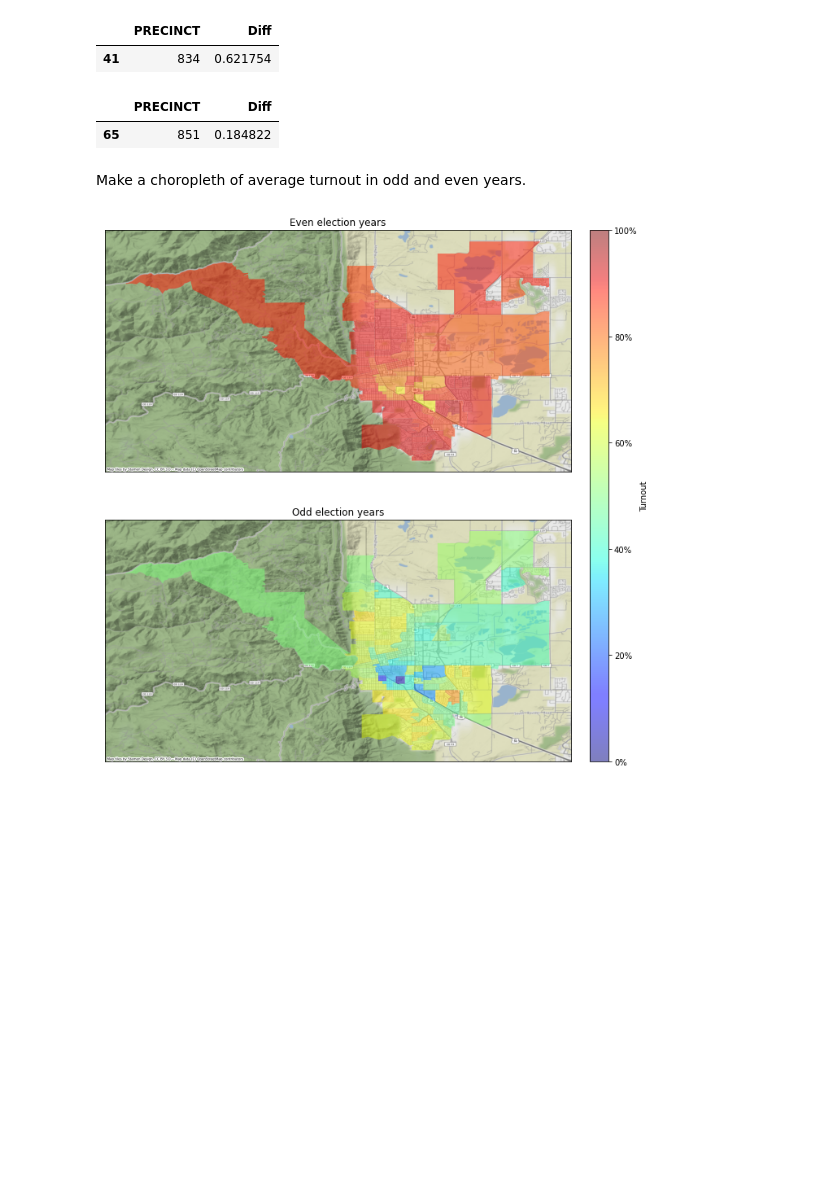
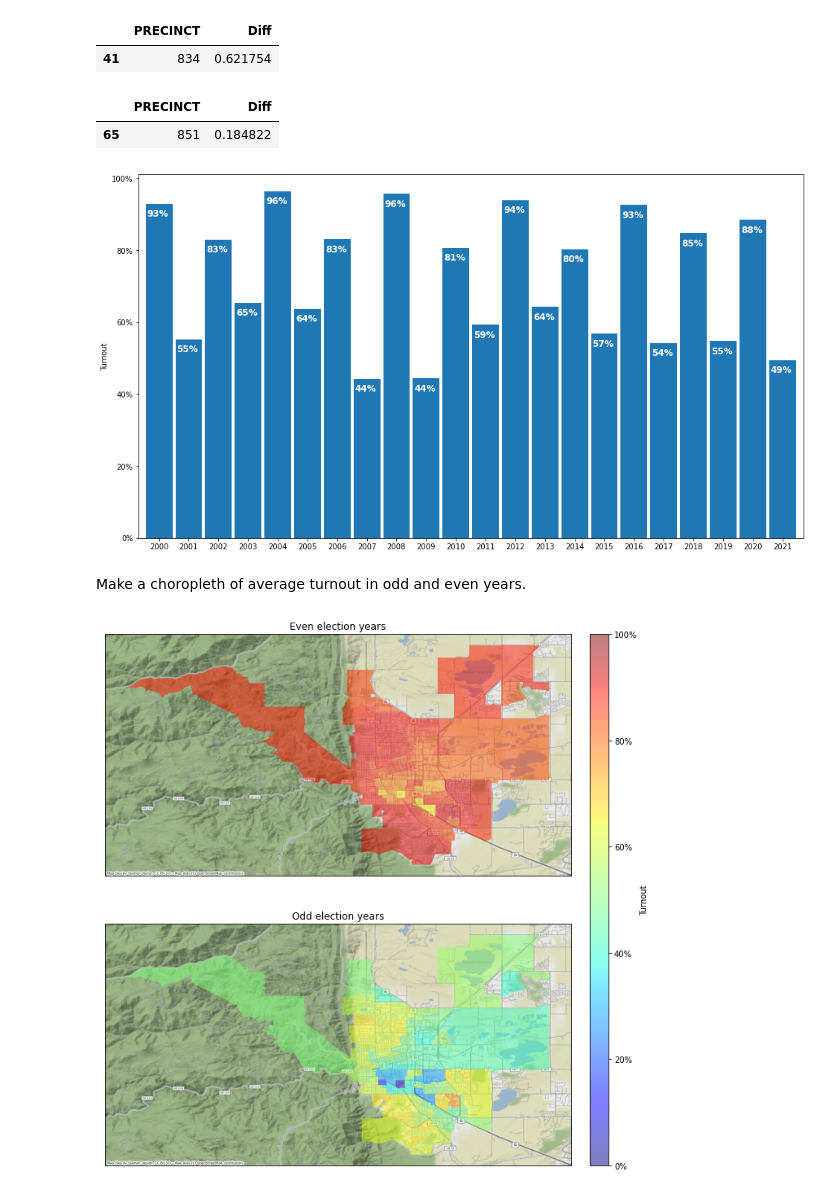
Before and after one commit to brianckeegan/boulderpolitics, a Jupyter notebook: Part 02 - Off-year elections/Analysis.ipynb, the cells around one changed output. Saved outputs shown, nothing was run; the diff lists cells and outputs as text; code cells hidden in the pictures; blank space fills up the shorter version.

Commit message:
Add turnout over time

```diff
--- a/Part 02 - Off-year elections/Analysis.ipynb
+++ b/Part 02 - Off-year elections/Analysis.ipynb
@@ -172,6 +172,33 @@ cob_precinct_data_gdf.loc[_min,['PRECINCT','Diff']]
 # %% [output]
 |  | PRECINCT | Diff |
 | 65 | 851 | 0.184822 |
+# %%
+annual_turnout_df = cob_voter_long_gb_precinct_df.groupby('ELECTION').agg({'VOTERS':'sum','VOTED':'sum'})
+annual_turnout_df['Turnout'] = annual_turnout_df['VOTED'] / annual_turnout_df['VOTERS']
+
+f,ax = plt.subplots(figsize=(16,9))
+annual_turnout_df['Turnout'].plot.bar(ax=ax,width=.9)
+
+for p in ax.patches:
+    ax.text(
+        x = p.get_x() + .05,
+        y = p.get_height() - .035,
+        s = '{0:.0%}'.format(p.get_height()),
+        color = 'white',
+        rotation = 'horizontal',
+        weight = 'semibold',
+        ha = 'left',
+        size = 'large'
+    )
+
+ax.set_xticklabels(ax.get_xticklabels(), rotation=0, ha='center')
+ax.set_xlabel(None)
+ax.yaxis.set_major_formatter(PercentFormatter(xmax=1,decimals=0))
+ax.set_ylabel('Turnout')
+
+f.savefig('turnout_over_time.png')
+# %% [output]
+[figure, added]
 # %% [markdown]
 Make a choropleth of average turnout in odd and even years.
 # %%
```
Also changed, not shown: 1 other file.
